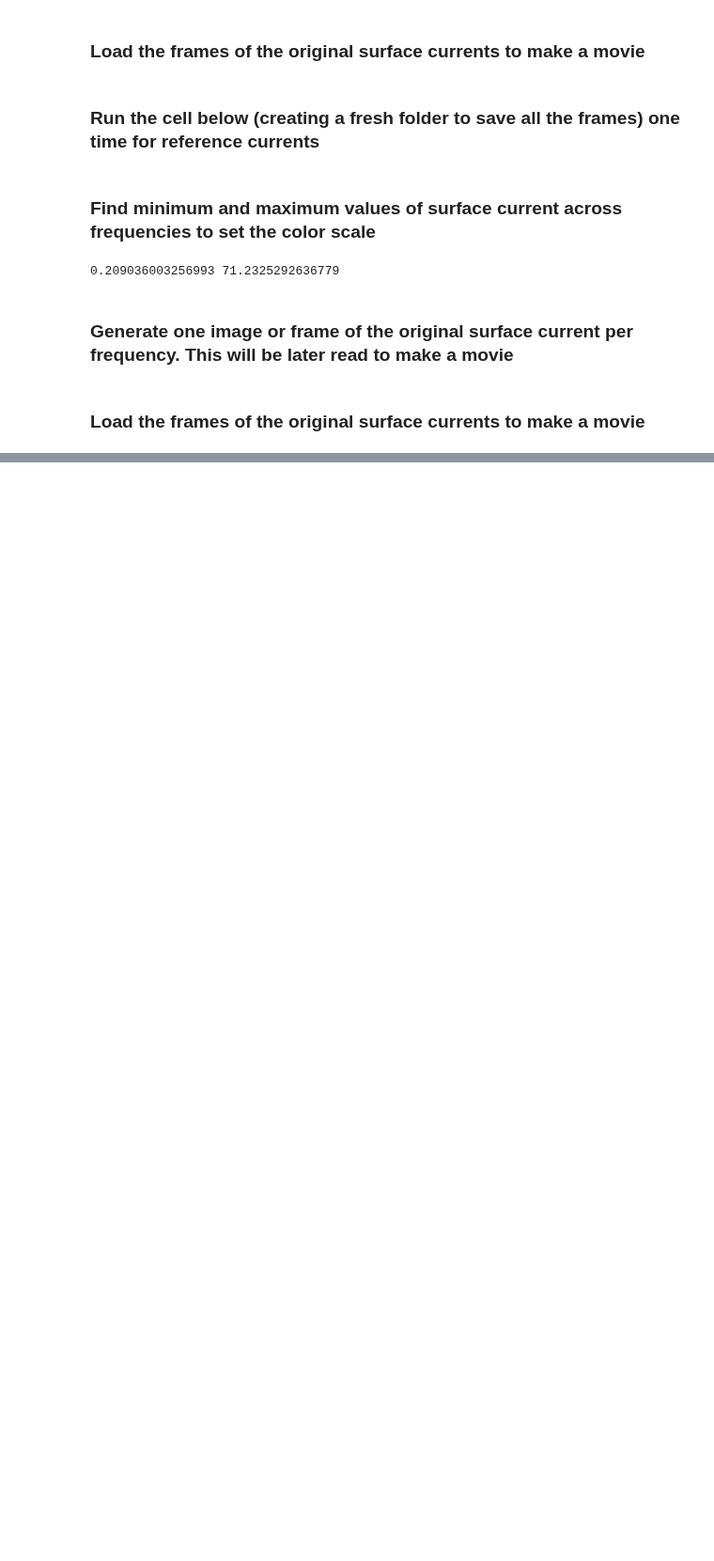
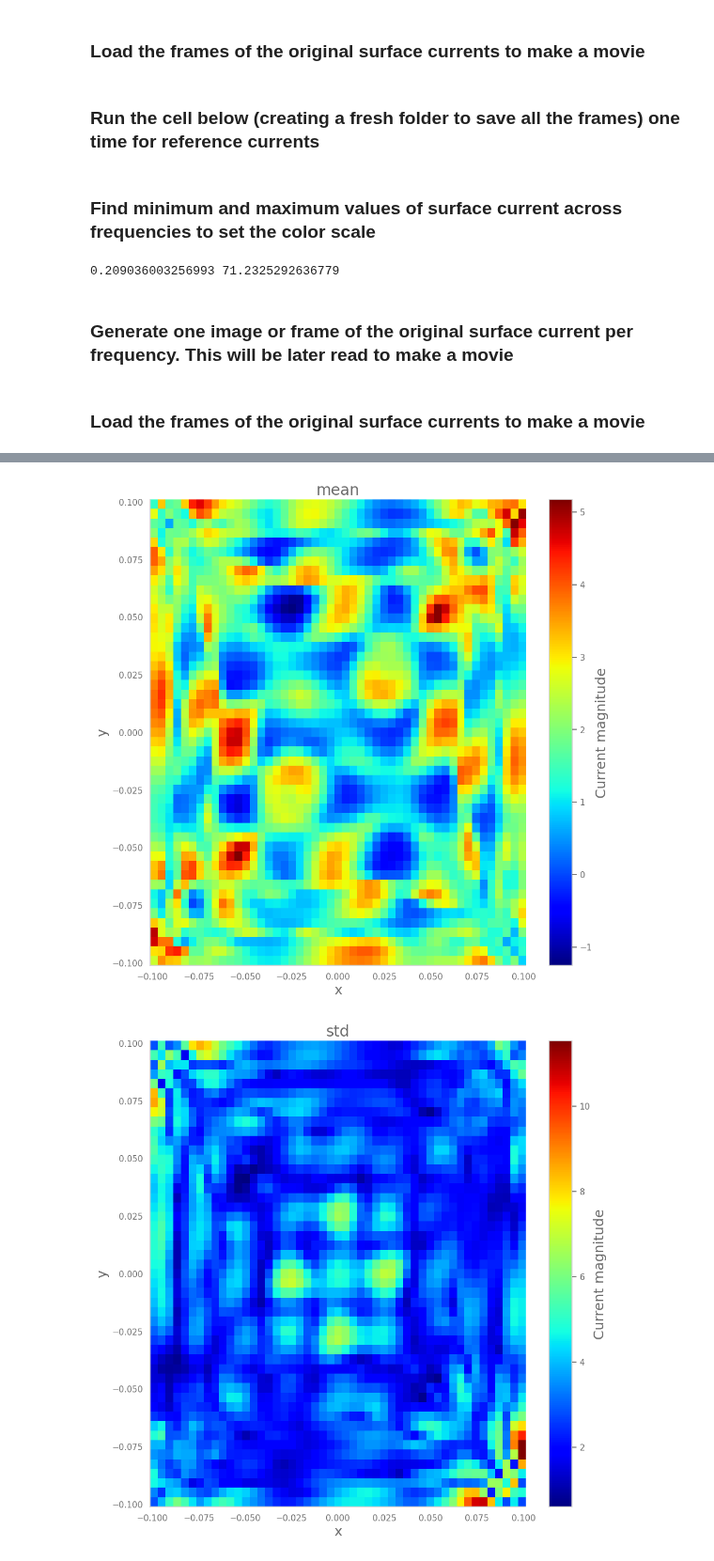
Before and after one commit to mayurisrao/APSERa, a Jupyter notebook: Plot_currents.ipynb, the cells around one changed output, grey strips where cells are left out. Shown at 94% size. Drawn from its saved outputs; the diff is of its cells as text; code cells hidden in the pictures; blank space fills up the shorter version.

```diff
--- a/Plot_currents.ipynb
+++ b/Plot_currents.ipynb
@@ -463,0 +480,5 @@ frames[0].save(
+# %%
+selected = difference_df.iloc[:, 3:104]
+vmin_diff = selected.min().min()
+vmax_diff = selected.max().max()
+print(vmin_original, vmax_original)
@@ -463,0 +562,18 @@ frames[0].save(
+# %%
+selected = difference_df.iloc[:, 3:104]
+np.shape(selected)
+diff_mean = np.mean(selected,axis=1)
+diff_std = np.std(selected,axis=1)
+diff_min = np.min(selected,axis=1)
+diff_max = np.max(selected,axis=1)
+df_difference_stats = pd.DataFrame()
+# Select first 3 columns from df_source
+position_df = df_original.iloc[:, :3]
+
+# Concatenate them as the first columns of df_target
+df_difference_stats = pd.concat([position_df, df_difference_stats], axis=1)
+df_difference_stats['mean']=diff_mean
+df_difference_stats['std']=diff_std
+df_difference_stats['min']=diff_min
+df_difference_stats['max']=diff_max
+df_difference_stats.head
@@ -463,0 +595,25 @@ frames[0].save(
+# %%
+for idx, col_name in enumerate(df_difference_stats.columns[3:7],start=3):
+    col_data = df_difference_stats[col_name]
+    stat = col_name
+    grid, xedges, yedges = np.histogram2d(df_difference_stats['x'], df_difference_stats['y'], bins=[xi, yi], weights=col_data)
+
+    # Normalize by counts to get average value per bin
+    counts, _, _ = np.histogram2d(df_difference_stats['x'], df_difference_stats['y'], bins=[xi, yi])
+    with np.errstate(divide='ignore', invalid='ignore'):
+        grid_normalized = np.where(counts > 0, grid / counts, np.nan)
+    plt.imshow(grid_normalized.T, origin='lower',
+        extent=[df_difference_stats['x'].min(),df_difference_stats['x'].max(),df_difference_stats['y'].min(), df_difference_stats['y'].max()],
+        aspect='auto', cmap='jet')
+
+    plt.colorbar(label='Current magnitude')
+    plt.xlabel('x')
+    plt.ylabel('y')
+    plt.title(f'{stat}')
+    filename = f'Difference_{stat}_jet.png'
+    file = os.path.join(file_path, filename)
+    plt.savefig(file)
+    plt.show()
+# %% [output]
+[figure, added]
+[figure, added]
```
Also changed, not shown: parts of 23 cells of this notebook.
